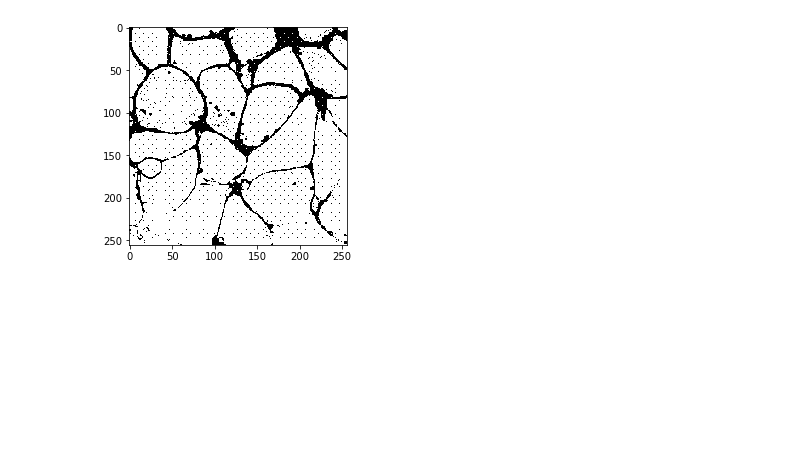
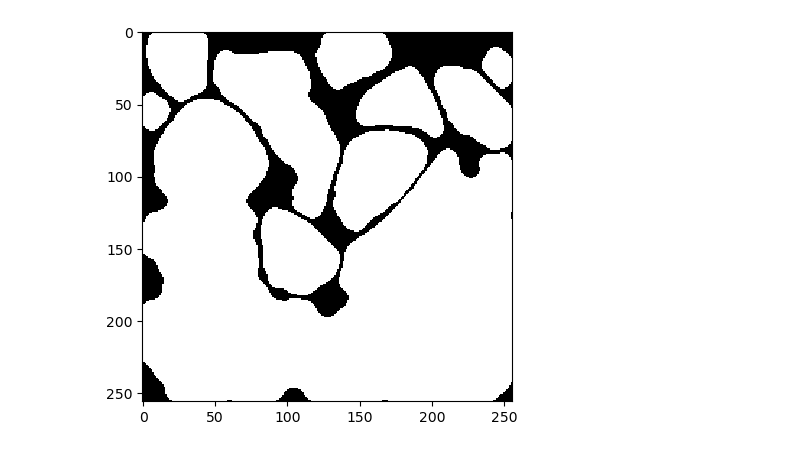
Before and after one commit to clEsperanto/pyclesperanto_prototype, a Jupyter notebook: demo/segmentation/level_set_segmentation.ipynb, the cells around one changed output. Saved outputs shown, nothing was run; the diff lists cells and outputs as text; code cells hidden in the pictures; blank space fills up the shorter version.

```diff
--- a/demo/segmentation/level_set_segmentation.ipynb
+++ b/demo/segmentation/level_set_segmentation.ipynb
@@ -40,5 +50,5 @@ cle.imshow(result_gpu)
 # %%
-result_cpu = morphological_chan_vese(image2d, iterations=50, smoothing=0)
+result_cpu = morphological_chan_vese(image2d, iterations=50, smoothing=10)
 cle.imshow(result_cpu)
 # %% [output]
-[figure, old version]
+[figure, new version]
```
Also changed, not shown: parts of 5 cells of this notebook, 1 other file.
